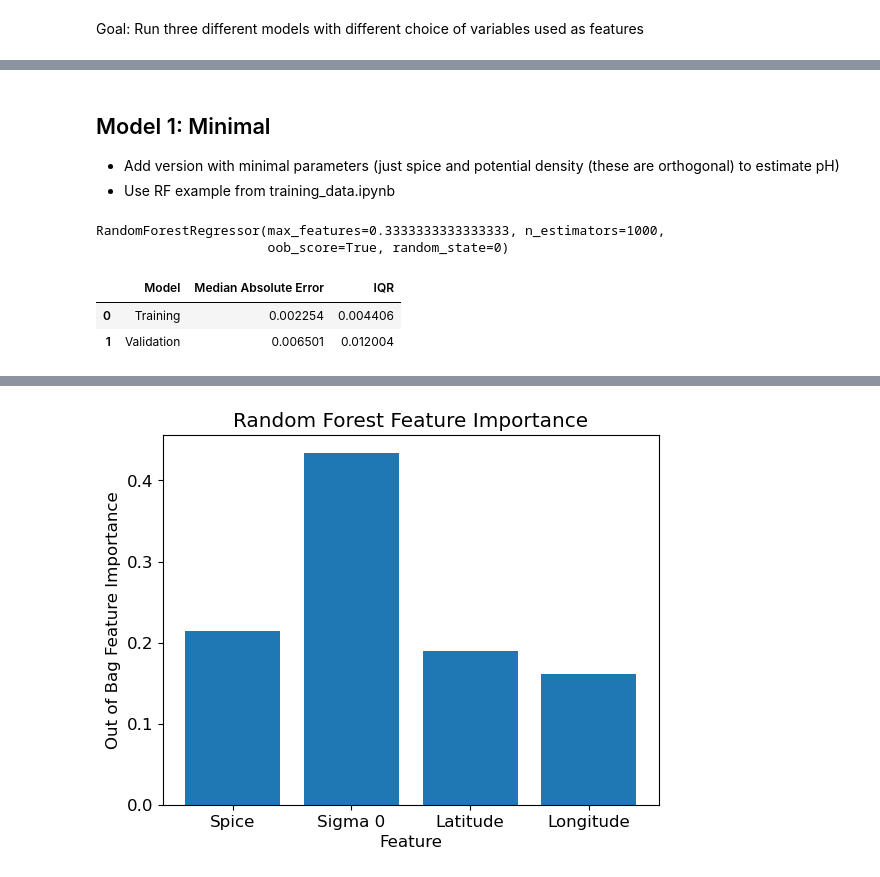
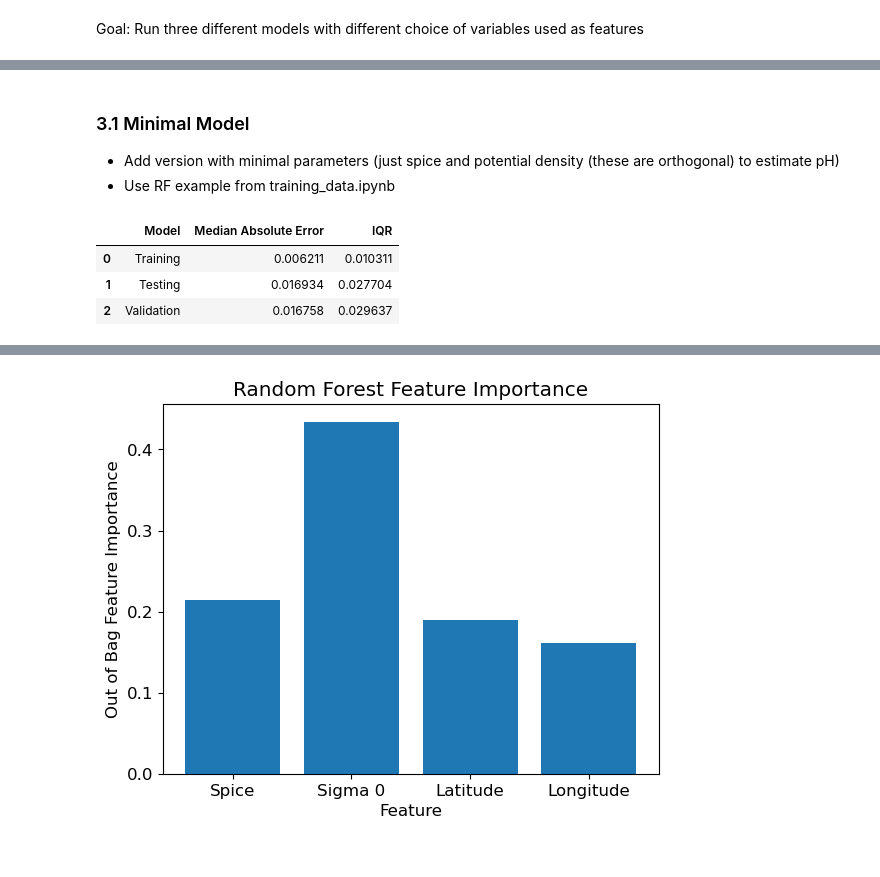
Before and after one commit to UW-MLGEO/MLGEO2022_sangsong, a Jupyter notebook: ml-sogos/scripts/sogos_overview.ipynb, the cells around one changed output, grey strips where cells are left out. Saved outputs shown, nothing was run; the diff lists cells and outputs as text; code cells hidden in the pictures.

Commit message:
reorg RF model training steps

```diff
--- a/ml-sogos/scripts/sogos_overview.ipynb
+++ b/ml-sogos/scripts/sogos_overview.ipynb
@@ -254,61 +287,34 @@ Goal: Run three different models with different choice of variables used as feat
 # %% [markdown]
-## Model 1: Minimal
+### 3.1 Minimal Model
 - Add version with minimal parameters (just spice and potential density (these are orthogonal) to estimate pH)
 - Use RF example from training_data.ipynb
 # %%
-# Build the model
-from sklearn.ensemble import RandomForestRegressor
+# Build the model -- runtime ~ 15s
+ntrees = 1000
+var_predict= 'pH'
+Mdl_1 = RandomForestRegressor(ntrees, max_features=1/3, oob_score = True, random_state = 0)
 
-ntrees = 1000
-Mdl = RandomForestRegressor(ntrees, max_features=1/3, oob_score = True, random_state = 0)
-variable = 'pH'
+# Create X Variables for each subset of data.
+var_list = ["Spice", "Sigma 0"]
+X_training = training[var_list].to_numpy()
+X_validation = validation[var_list].to_numpy()
+X_test = test[var_list].to_numpy()
 
-# Select variables
-if variable == "pH":
-    #all
-    # Create X Variables for each subset of data.
-    var_list = ["Spice", "Sigma 0"]
-    X_training = training[var_list].to_numpy()
-    X_validation = validation[var_list].to_numpy()
-    X_test = test[var_list].to_numpy()
-
-    Y_training = training[variable].to_numpy()
-    Y_validation = validation[variable].to_numpy()
-    Y_test = test[variable].to_numpy()
-
+Y_training = training[var_predict].to_numpy()
+Y_validation = validation[var_predict].to_numpy()
+Y_test = test[var_predict].to_numpy()
 
 # Train the model
-Mdl.fit(X_training, Y_training)
+Mdl_1.fit(X_training, Y_training)
+
+# Estimate pH
+Y_pred_training = Mdl_1.predict(X_training)
+Y_pred_validation = Mdl_1.predict(X_validation)
+Y_pred_test = Mdl_1.predict(X_test)
-# %% [output]
-RandomForestRegressor(max_features=0.3333333333333333, n_estimators=1000,
-                      oob_score=True, random_state=0)
-# %%
-# Estimate pH
-Y_pred_training = Mdl.predict(X_training)
-Y_pred_validation = Mdl.predict(X_validation)
-Y_pred_test = Mdl.predict(X_test)
-# %%
-# Run metrics here
-
-from scipy.stats import iqr
-
-# Create Error Metrics
-AE_RF_training = Y_pred_training - Y_training
-IQR_RF_training = iqr(abs(AE_RF_training))
-
-AE_RF_validation = Y_pred_validation - Y_validation
-IQR_RF_validation = iqr(abs(AE_RF_validation))
-
-AE_RF_test = Y_pred_test - Y_test
-IQR_RF_test = iqr(abs(AE_RF_test))
-
-RF_dict = {}
-RF_dict["Model"] = ["Training", "Validation"]
-RF_dict["Median Absolute Error"] = [np.nanmedian(abs(AE_RF_training)), np.nanmedian(abs(AE_RF_validation))]
-RF_dict["IQR"] = [IQR_RF_training, IQR_RF_validation]
-RF_DF = pd.DataFrame.from_dict(RF_dict)
-RF_DF
-# %% [output]
-|  | Model | Median Absolute Error | IQR |
-| 0 | Training | 0.002254 | 0.004406 |
-| 1 | Validation | 0.006501 | 0.012004 |
+# %%
+Mdl_1_error = get_error_metrics(Y_pred_training, Y_training, Y_pred_test, Y_test, Y_pred_validation, Y_validation)
+# %% [output]
+|  | Model | Median Absolute Error | IQR |
+| 0 | Training | 0.006211 | 0.010311 |
+| 1 | Testing | 0.016934 | 0.027704 |
+| 2 | Validation | 0.016758 | 0.029637 |
```
Also changed, not shown: parts of 34 cells of this notebook.
